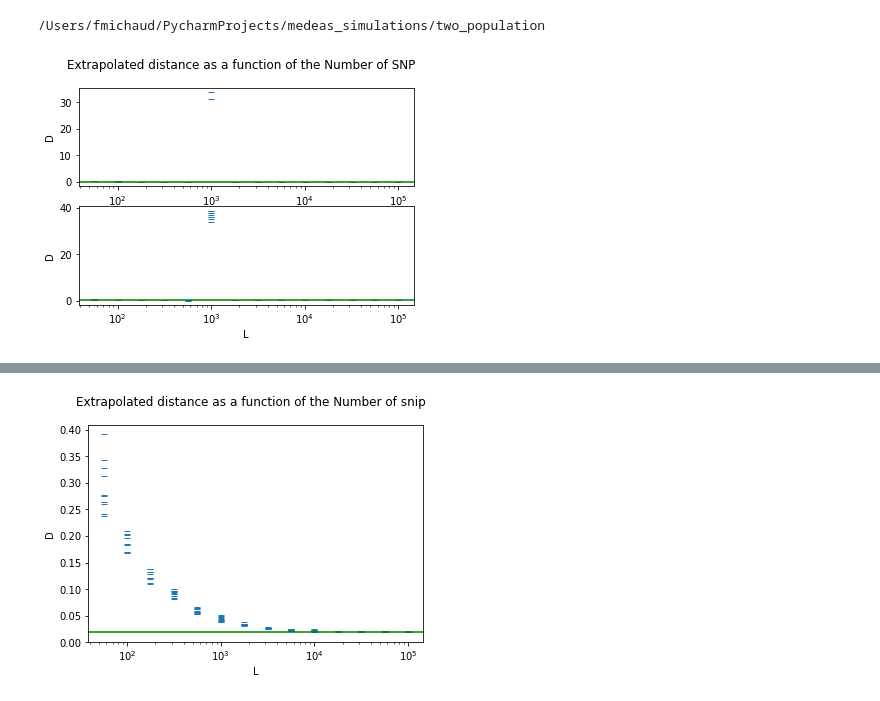
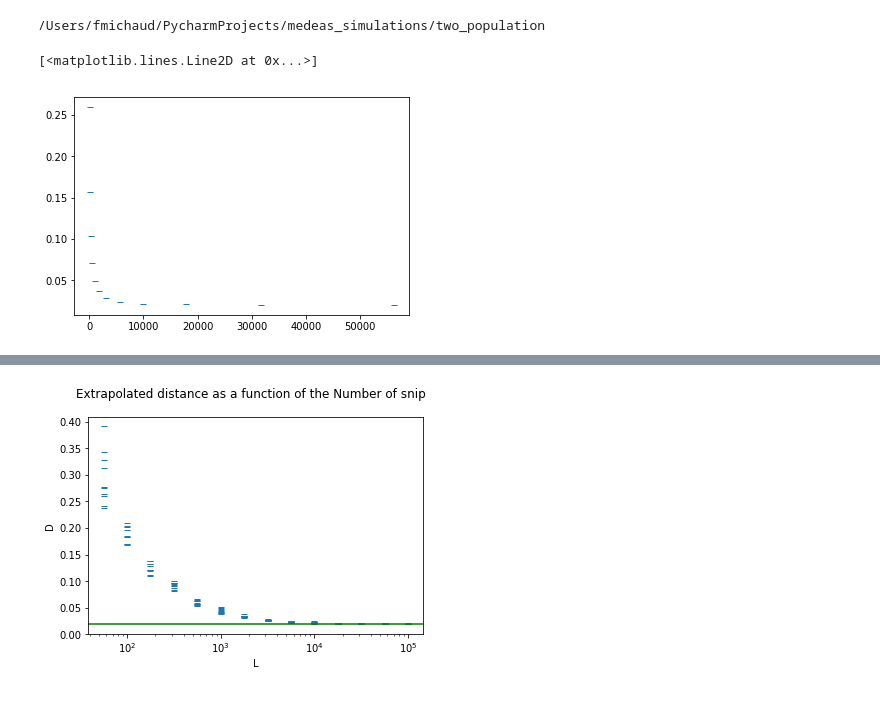
Before and after one commit to frederic-michaud/medeas_simulation, a Jupyter notebook: two_population/analyse_result.ipynb, the cells around one changed output, grey strips where cells are left out. Cells and saved outputs as stored; diff of their text form; code cells hidden in the pictures.

```diff
--- a/two_population/analyse_result.ipynb
+++ b/two_population/analyse_result.ipynb
@@ -11,19 +14,16 @@ print(cwd)
 simulation_subfolder = "convergence_speed"
 cwd = os.getcwd()
 simulation_subfolder = os.path.join(cwd,simulation_subfolder)
-Ls = [int(10**(i/4)) for i in range(7,21)] #regulary space with 4 point between each order of magnitude
+Ls = [int(10**(i/4)) for i in range(8,20)] #regulary space with 4 point between each order of magnitude
 Ds = [0.01]
 all_distances1= [[0,0]]
 sigma1 = [[0,0,0]]
 for L in Ls:
     for D in Ds:
-        distance_summary_file = f'all_distance/L_{L}_D_{D}.dat'
+        distance_summary_file = f'convergence_various_L/L_{L}_D_{D}.dat'
         distances  = np.loadtxt(distance_summary_file)
         for distance in distances:
            all_distances1 = np.append(all_distances1,[[L,distance[0]]],axis = 0)
-        sigma_within = np.std(distances[1:,0],ddof=1)
-        sigma_outside = np.sqrt(np.sum((distances[1:,0]-2*D)**2)/len(distances[1:,0]))
-        sigma1 = np.append(sigma1,[[L,sigma_within, sigma_outside]],axis = 0)
 
 
 all_distances2= [[0,0]]
@@ -31,27 +31,19 @@ sigma2 = [[0,0,0]]
 Ds = [0.1]
 for L in Ls:
     for D in Ds:
-        distance_summary_file = f'all_distance/L_{L}_D_{D}.dat'
+        distance_summary_file = f'convergence_various_L/L_{L}_D_{D}.dat'
         distances = np.loadtxt(distance_summary_file)
         for distance in distances:
             all_distances2 = np.append(all_distances2,[[L,distance[0]]],axis = 0)
-        sigma_within = np.std(distances[1:,0],ddof=1)
-        sigma_outside = np.sqrt(np.sum((distances[1:,0]-2*D)**2)/len(distances[1:,0]))
-        sigma2 = np.append(sigma2,[[L,sigma_within, sigma_outside]],axis = 0)
-# %%
-fig = plt.figure()
-ax = fig.add_subplot(211)
-ax.semilogx(all_distances1[1:,0],all_distances1[1:,1],"_")
-ax.set_xlabel("L")
-ax.set_ylabel("D")
-ax.axhline(y=0.02,c="g")
-
-ax = fig.add_subplot(212)
-ax.semilogx(all_distances2[1:,0],all_distances2[1:,1],"_")
-ax.set_xlabel("L")
-ax.set_ylabel("D")
-ax.axhline(y=0.2,c="g")
-fig.suptitle("Extrapolated distance as a function of the Number of SNP")
-plt.savefig("splitting_time_two_pop.pdf")
-# %% [output]
-[figure, removed]
+# %%
+dico = {"loci": all_distances1[1:,0].astype("int"), "distance" :all_distances1[1:,1]}
+all_dist = pd.DataFrame(data = dico)
+all_dist["loci"] = all_dist["loci"].astype('category')
+
+print()
+
+
+plt.plot(np.array(all_dist123.distance.index ),  all_dist123.values,"_")
+# %% [output]
+[<matplotlib.lines.Line2D at 0x...>]
+[figure, added]
```
Also changed, not shown: parts of 2 cells of this notebook, 35 other files.
